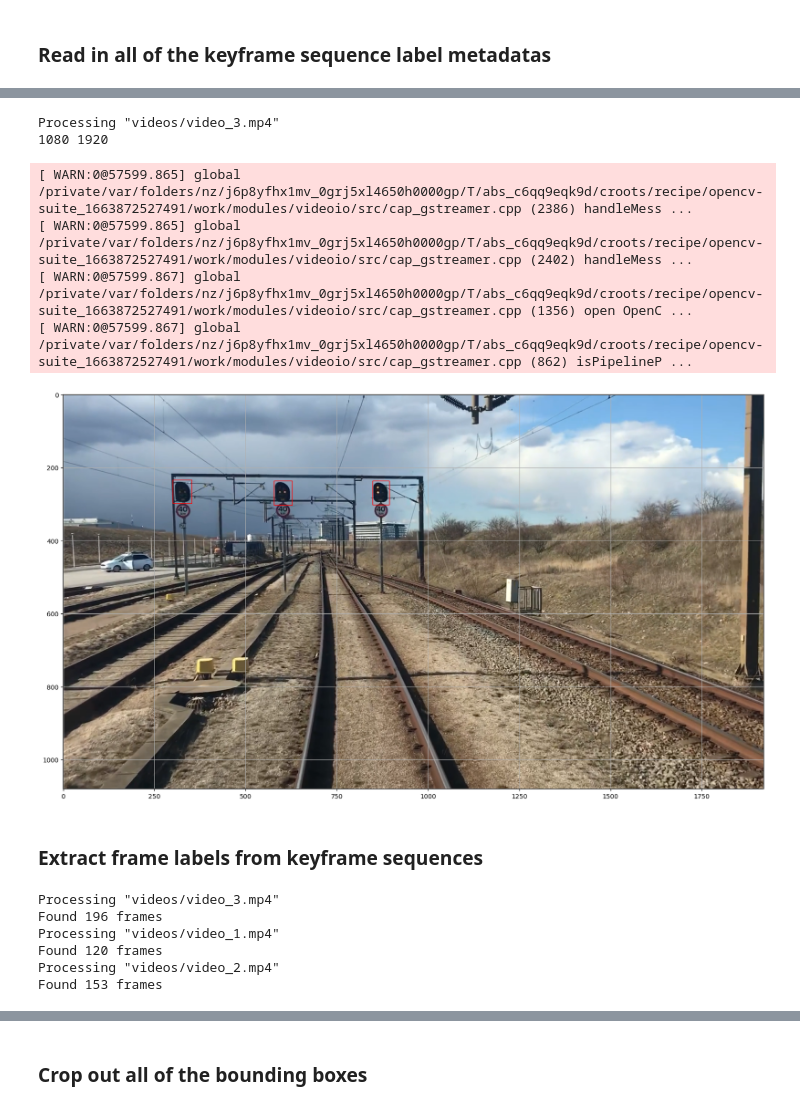
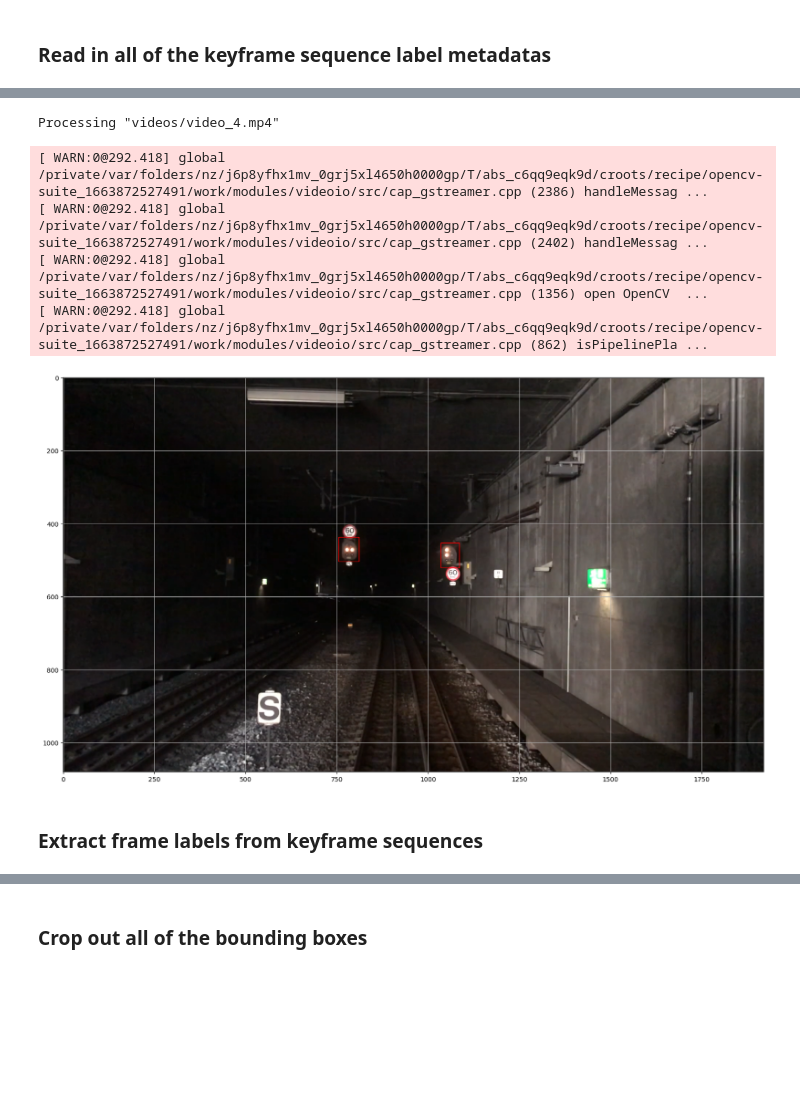
Before and after one commit to tallosim/aau-semester-project, a Jupyter notebook: extract_images.ipynb, the cells around one changed output, grey strips where cells are left out. Cells and saved outputs as stored; diff of their text form; code cells hidden in the pictures; blank space fills up the shorter version.

Commit message:
Finish extract images algorithm.

```diff
--- a/extract_images.ipynb
+++ b/extract_images.ipynb
@@ -10,12 +13,17 @@ plt.rcParams['figure.figsize'] = [20, 12]
 # %% [markdown]
 ### Metadatas
 # %%
-METADATA_PATH = 'data/project-1-at-2022-10-06-11-38-893ba3d4.json'
+METADATA_PATH = 'data/project-1-at-2022-10-20-09-37-9a7c9b50.json'
 ANNOTAION_TO_FILENAME = {
     3: 'video_3.mp4',
+    4: 'video_4.mp4',
     5: 'video_2.mp4',
     6: 'video_1.mp4',
 }
+STOPPED_SECTIONS = {
+    4: [(0, 400)],
+    6: [(0, 8000)]
+}
 VIDEO_FOLDER_PATH = 'videos/'
 IMAGES_FOLDER_PATH = 'images/'
 # %%
@@ -29,8 +37,7 @@ frame_counts = dict()
 
 for annotation in data:
     if annotation['id'] in ANNOTAION_TO_FILENAME:
-        file_path = os.path.join(VIDEO_FOLDER_PATH, ANNOTAION_TO_FILENAME[annotation['id']])
-        print(f'Processing "{file_path}"')
+        print(f"Processing {ANNOTAION_TO_FILENAME[annotation['id']]} ({annotation['id']})")
 
         labels = annotation['annotations'][0]['result']
         keyframe_sequences = list()
@@ -76,3 +75,0 @@ list(filter(lambda frame: frame['frame'] == FRAME_ID, video_keyframe_sequences[A
-# %%
-keyframe_sequences = video_keyframe_sequences[ANNOTAION_ID]
-keyframe_sequences[0]
@@ -140,73 +130,49 @@ for i in range(frame_counts[ANNOTAION_ID]):
 # %%
-FRAME_ID = 2000
-
+FRAME_ID = 100
+ANNOTAION_ID = 4
 PADDING = 0.05
 
-labels = frames[FRAME_ID]
+labels = video_frames[ANNOTAION_ID][FRAME_ID]
 
 file_path = os.path.join(VIDEO_FOLDER_PATH, ANNOTAION_TO_FILENAME[ANNOTAION_ID])
 print(f'Processing "{file_path}"')
 
 cap = cv2.VideoCapture(file_path)
+
+original_width = int(cap.get(cv2.CAP_PROP_FRAME_WIDTH))
+original_height = int(cap.get(cv2.CAP_PROP_FRAME_HEIGHT))
+
 cap.set(cv2.CAP_PROP_POS_FRAMES, FRAME_ID+2)
 
 ret, frame = cap.read()
-(original_height, original_width, _) = np.array(frame).shape
-
-print(original_height, original_width)
 
 for i, label in enumerate(labels):
     pixel_x = int(label['x'] / 100.0 * original_width)
     pixel_y = int(label['y'] / 100.0 * original_height)
     pixel_width = int(label['width'] / 100.0 * original_width)
     pixel_height = int(label['height'] / 100.0 * original_height)
 
     pixel_x = pixel_x - int(pixel_width * PADDING)
     pixel_y = pixel_y - int(pixel_height * PADDING)
     pixel_width = pixel_width + int(pixel_width * PADDING * 2)
     pixel_height = pixel_height + int(pixel_height * PADDING * 2)
 
     crop_img = frame[pixel_y:pixel_y+pixel_height, pixel_x:pixel_x+pixel_width]
     cv2.imwrite(os.path.join('images_2', f'image_{i}.jpg'), crop_img)
 
     rect = patches.Rectangle((pixel_x, pixel_y), pixel_width, pixel_height, linewidth=1, edgecolor='r', facecolor='none')
     plt.gca().add_patch(rect)
 
 
 frame = cv2.cvtColor(frame, cv2.COLOR_BGR2RGB)
 plt.imshow(frame)
 plt.grid()
 # %% [output]
-Processing "videos/video_3.mp4"
-1080 1920
+Processing "videos/video_4.mp4"
-[ WARN:0@57599.865] global /private/var/folders/nz/j6p8yfhx1mv_0grj5xl4650h0000gp/T/abs_c6qq9eqk9d/croots/recipe/opencv-suite_1663872527491/work/modules/videoio/src/cap_gstreamer.cpp (2386) handleMess ...
-[ WARN:0@57599.865] global /private/var/folders/nz/j6p8yfhx1mv_0grj5xl4650h0000gp/T/abs_c6qq9eqk9d/croots/recipe/opencv-suite_1663872527491/work/modules/videoio/src/cap_gstreamer.cpp (2402) handleMess ...
-[ WARN:0@57599.867] global /private/var/folders/nz/j6p8yfhx1mv_0grj5xl4650h0000gp/T/abs_c6qq9eqk9d/croots/recipe/opencv-suite_1663872527491/work/modules/videoio/src/cap_gstreamer.cpp (1356) open OpenC ...
-[ WARN:0@57599.867] global /private/var/folders/nz/j6p8yfhx1mv_0grj5xl4650h0000gp/T/abs_c6qq9eqk9d/croots/recipe/opencv-suite_1663872527491/work/modules/videoio/src/cap_gstreamer.cpp (862) isPipelineP ...
+[ WARN:0@292.418] global /private/var/folders/nz/j6p8yfhx1mv_0grj5xl4650h0000gp/T/abs_c6qq9eqk9d/croots/recipe/opencv-suite_1663872527491/work/modules/videoio/src/cap_gstreamer.cpp (2386) handleMessag ...
+[ WARN:0@292.418] global /private/var/folders/nz/j6p8yfhx1mv_0grj5xl4650h0000gp/T/abs_c6qq9eqk9d/croots/recipe/opencv-suite_1663872527491/work/modules/videoio/src/cap_gstreamer.cpp (2402) handleMessag ...
+[ WARN:0@292.418] global /private/var/folders/nz/j6p8yfhx1mv_0grj5xl4650h0000gp/T/abs_c6qq9eqk9d/croots/recipe/opencv-suite_1663872527491/work/modules/videoio/src/cap_gstreamer.cpp (1356) open OpenCV  ...
+[ WARN:0@292.418] global /private/var/folders/nz/j6p8yfhx1mv_0grj5xl4650h0000gp/T/abs_c6qq9eqk9d/croots/recipe/opencv-suite_1663872527491/work/modules/videoio/src/cap_gstreamer.cpp (862) isPipelinePla ...
-[figure, old version]
+[figure, new version]
 # %% [markdown]
 ### Extract frame labels from keyframe sequences
-# %%
-video_fram_list = dict()
-
-for annotation_id, keyframe_sequences in video_keyframe_sequences.items():
-    file_path = os.path.join(VIDEO_FOLDER_PATH, ANNOTAION_TO_FILENAME[annotation_id])
-    print(f'Processing "{file_path}"')
-
-    frame_list = list()
-
-    for keyframe_sequence in keyframe_sequences:
-        for frame in keyframe_sequence:
-            frame_list.append(frame['frame'])
-
-    frame_list = list(sorted(set(frame_list)))
-    print(f'Found {len(frame_list)} frames')
-
-    video_fram_list[annotation_id] = frame_list
-# %% [output]
-Processing "videos/video_3.mp4"
-Found 196 frames
-Processing "videos/video_1.mp4"
-Found 120 frames
-Processing "videos/video_2.mp4"
-Found 153 frames
```
Also changed, not shown: parts of 14 cells of this notebook, 4 other files.
